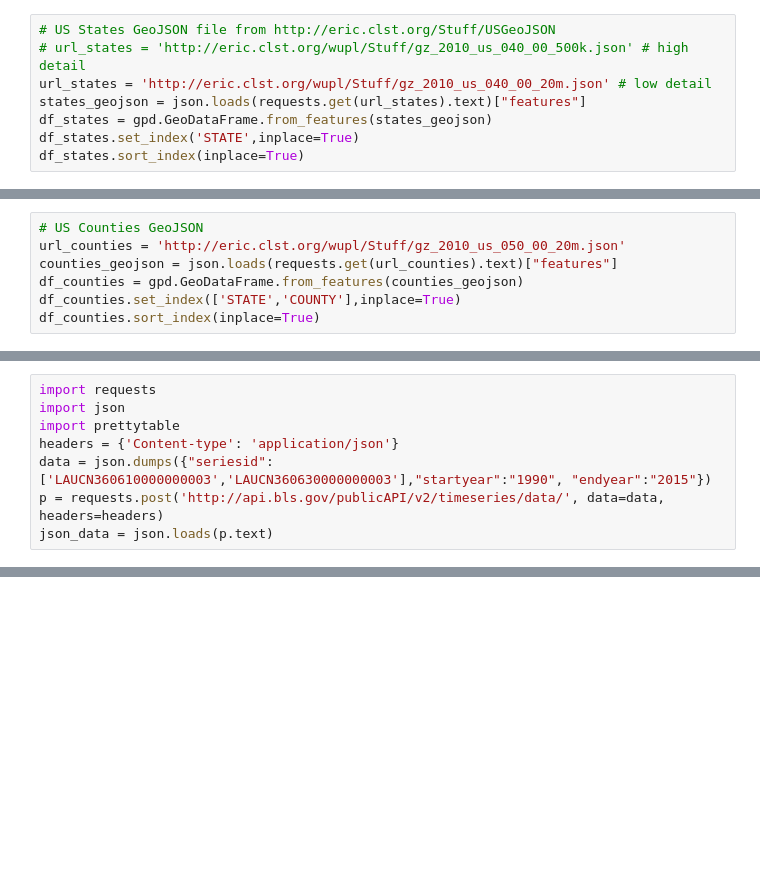
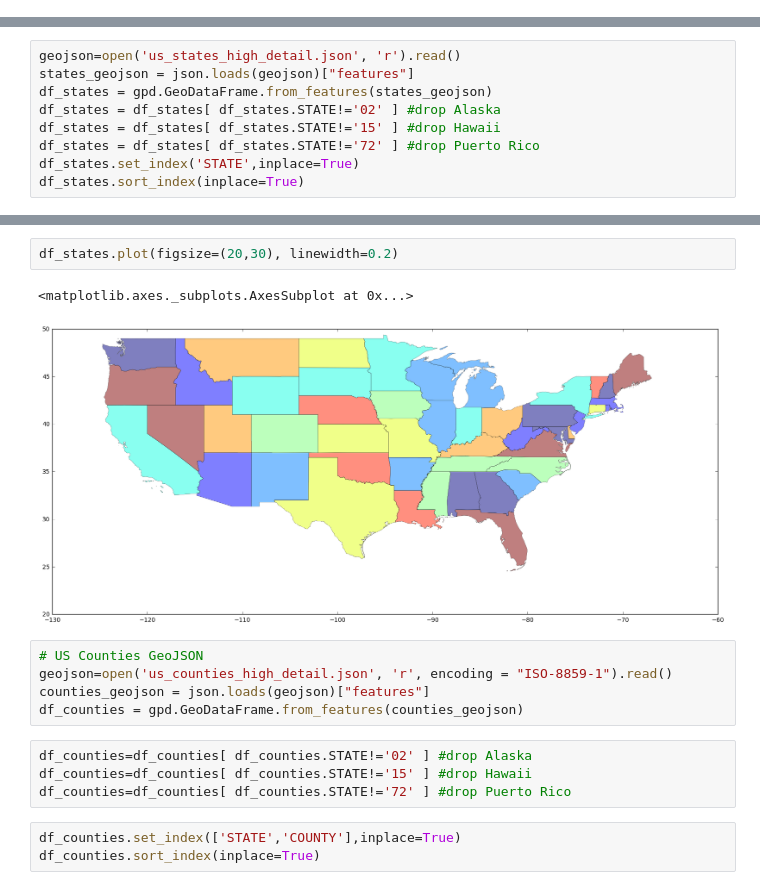
Before and after one commit to Serene1307/dealing_with_data, a Jupyter notebook: Beta/Visualization/Visualization of Population Data - Choropleths.ipynb, the cells around one changed output, grey strips where cells are left out. Saved outputs shown, nothing was run; the diff lists cells and outputs as text; blank space fills up the shorter version.

Commit message:
For-loops, Visualization

```diff
--- a/Beta/Visualization/Visualization of Population Data - Choropleths.ipynb
+++ b/Beta/Visualization/Visualization of Population Data - Choropleths.ipynb
@@ -15,8 +0,0 @@ import geopandas as gpd
-# %%
-# US States GeoJSON file from http://eric.clst.org/Stuff/USGeoJSON
-# url_states = 'http://eric.clst.org/wupl/Stuff/gz_2010_us_040_00_500k.json' # high detail
-url_states = 'http://eric.clst.org/wupl/Stuff/gz_2010_us_040_00_20m.json' # low detail
-states_geojson = json.loads(requests.get(url_states).text)["features"]
-df_states = gpd.GeoDataFrame.from_features(states_geojson)
-df_states.set_index('STATE',inplace=True)
-df_states.sort_index(inplace=True)
@@ -37,7 +0,0 @@ df_states.head()
-# %%
-# US Counties GeoJSON
-url_counties = 'http://eric.clst.org/wupl/Stuff/gz_2010_us_050_00_20m.json'
-counties_geojson = json.loads(requests.get(url_counties).text)["features"]
-df_counties = gpd.GeoDataFrame.from_features(counties_geojson)
-df_counties.set_index(['STATE','COUNTY'],inplace=True)
-df_counties.sort_index(inplace=True)
@@ -127,8 +0,0 @@ df_unemployment.describe()
-# %%
-import requests
-import json
-import prettytable
-headers = {'Content-type': 'application/json'}
-data = json.dumps({"seriesid": ['LAUCN360610000000003','LAUCN360630000000003'],"startyear":"1990", "endyear":"2015"})
-p = requests.post('http://api.bls.gov/publicAPI/v2/timeseries/data/', data=data, headers=headers)
-json_data = json.loads(p.text)
@@ -207,0 +23,9 @@ display(map_osm)
+# %%
+geojson=open('us_states_high_detail.json', 'r').read()
+states_geojson = json.loads(geojson)["features"]
+df_states = gpd.GeoDataFrame.from_features(states_geojson)
+df_states = df_states[ df_states.STATE!='02' ] #drop Alaska
+df_states = df_states[ df_states.STATE!='15' ] #drop Hawaii
+df_states = df_states[ df_states.STATE!='72' ] #drop Puerto Rico
+df_states.set_index('STATE',inplace=True)
+df_states.sort_index(inplace=True)
@@ -207,0 +42,17 @@ display(map_osm)
+# %%
+df_states.plot(figsize=(20,30), linewidth=0.2)
+# %% [output]
+<matplotlib.axes._subplots.AxesSubplot at 0x...>
+[figure, added]
+# %%
+# US Counties GeoJSON
+geojson=open('us_counties_high_detail.json', 'r', encoding = "ISO-8859-1").read()
+counties_geojson = json.loads(geojson)["features"]
+df_counties = gpd.GeoDataFrame.from_features(counties_geojson)
+# %%
+df_counties=df_counties[ df_counties.STATE!='02' ] #drop Alaska
+df_counties=df_counties[ df_counties.STATE!='15' ] #drop Hawaii
+df_counties=df_counties[ df_counties.STATE!='72' ] #drop Puerto Rico
+# %%
+df_counties.set_index(['STATE','COUNTY'],inplace=True)
+df_counties.sort_index(inplace=True)
```
Also changed, not shown: parts of 30 cells of this notebook, 6 other files.
